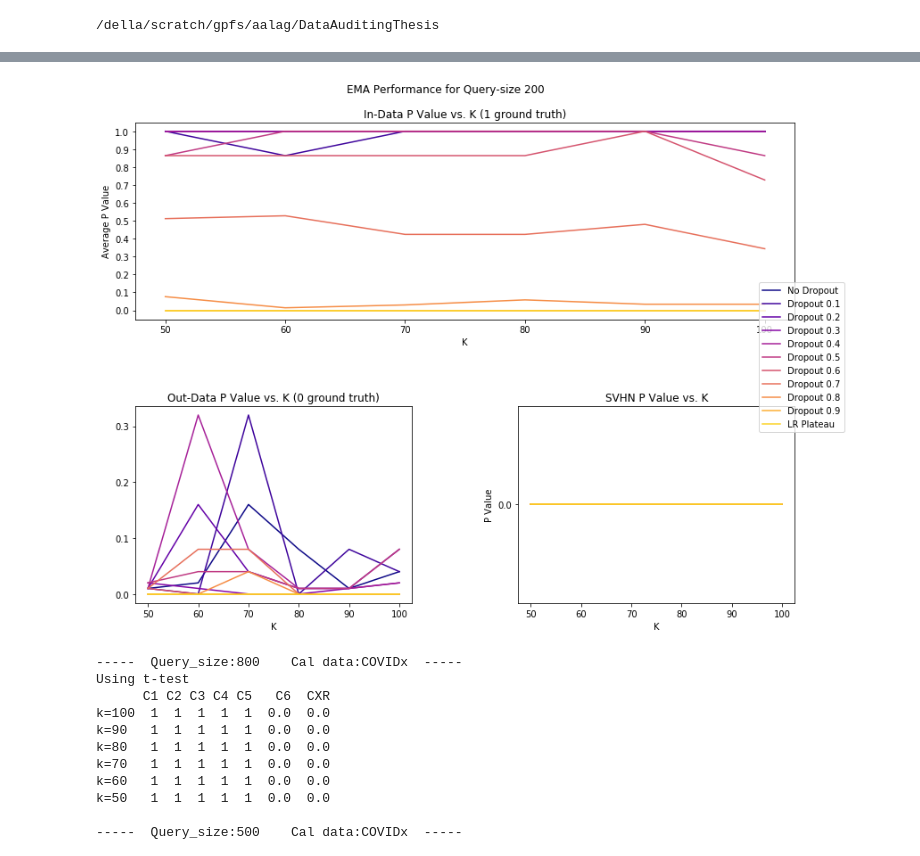
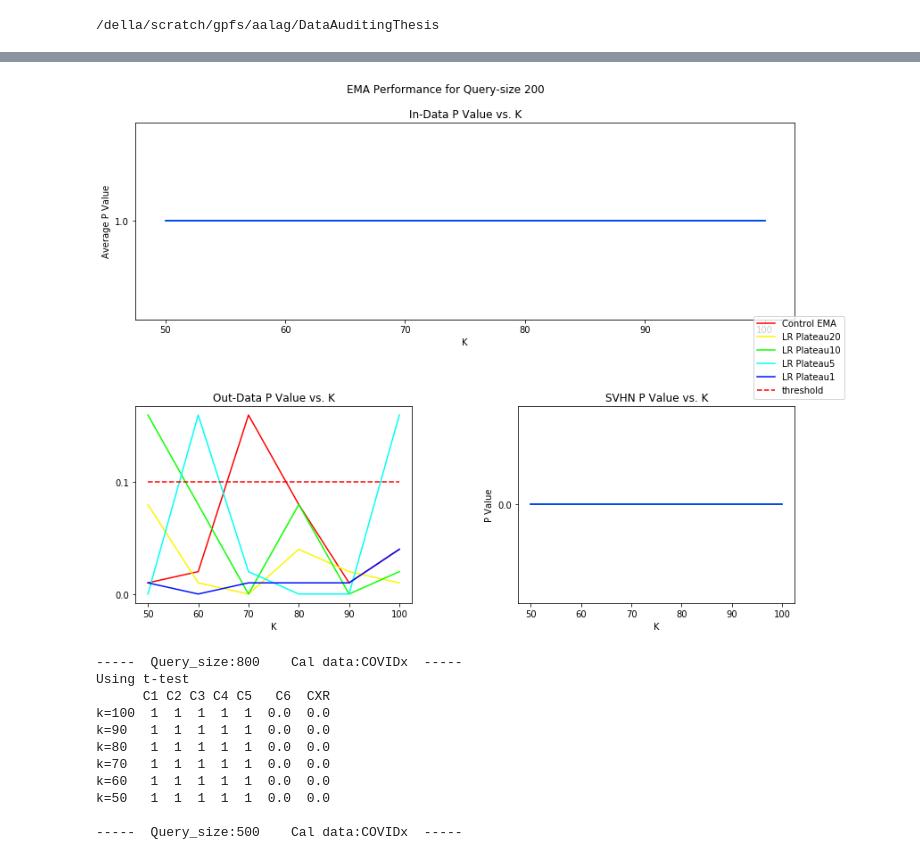
Before and after one commit to ayush-alag/DataAuditing, a Jupyter notebook: aggregate_result.ipynb, the cells around one changed output, grey strips where cells are left out. Saved outputs shown, nothing was run; the diff lists cells and outputs as text; code cells hidden in the pictures.

```diff
--- a/aggregate_result.ipynb
+++ b/aggregate_result.ipynb
@@ -74,7 +74,7 @@ def compute_tables(experiments, data, sizes, modes, epoch, metrics, klist, mixup
                                 EMA_res_table[f'M{fold}'][f'k={100-k}'] = EMA_res
 
                     if expt == "":
-                        table_obj = TableObj(EMA_res_table, "No Dropout", mode, size, caldata)
+                        table_obj = TableObj(EMA_res_table, "Control EMA", mode, size, caldata)
                     else:
                         table_obj = TableObj(EMA_res_table, expt, mode, size, caldata)
                     tables.append(table_obj)
@@ -95,4 +95,4 @@ data = ['MNIST']
 mixup = False
 modes = ['t']
 
-tables = compute_tables(experiments, data, sizes, modes, epoch, metrics, klist, mixup)
+# tables = compute_tables(experiments, data, sizes, modes, epoch, metrics, klist, mixup)
@@ -116,0 +99,2 @@ k=50      1     1  0.35  0.35     1  0.35    0
+# %%
+tables_plateau = compute_tables(["", "re-plateau20", "re-plateau10", "re-plateau5", "re-plateau1"], data, sizes, modes, epoch, metrics, klist, mixup)
@@ -200,5 +281,5 @@ graph_tables(tables)
 # %%
-def graph_200(tables, filter_size=200):
+def graph_200(tables, filter_size=200, NUM_COLORS=11):
     # three graphs (in, out, svhn) one line per experiment at size = 200 vs K
     fig = plt.figure()
     ax1 = plt.subplot(2, 2, (1, 2))
@@ -208,18 +289,19 @@ def graph_200(tables, filter_size=200):
     fig.tight_layout(pad=2.0)
     fig.set_size_inches(12.5, 9.5)
 
-    NUM_COLORS = 11
-
-    cm = plt.get_cmap('plasma')
+    if NUM_COLORS > 10:
+        cm = plt.get_cmap('plasma')
+    else:
+        cm = plt.get_cmap('hsv')
 
     fig.suptitle("EMA Performance for Query-size 200")
     ax1.set_xlabel("K")
     ax1.set_ylabel("Average P Value")
-    ax1.set_title("In-Data P Value vs. K (1 ground truth)")
+    ax1.set_title("In-Data P Value vs. K")
     ax1.set_prop_cycle(color=[cm(1.*i/NUM_COLORS) for i in range(NUM_COLORS)])
 
     ax2.set_xlabel("K")
-    ax2.set_title("Out-Data P Value vs. K (0 ground truth)")
+    ax2.set_title("Out-Data P Value vs. K")
     ax2.set_prop_cycle(color=[cm(1.*i/NUM_COLORS) for i in range(NUM_COLORS)])
 
     ax3.set_title("SVHN P Value vs. K")
@@ -237,7 +319,7 @@ def graph_200(tables, filter_size=200):
         if "re-dropout" in expt:
             expt_string = "Dropout " + expt.strip("re-dropout")
         elif "re-plateau" in expt:
-            expt_string = "LR Plateau"
+            expt_string = "LR Plateau" + expt.strip("re-plateau")
         else:
             expt_string = expt
 
@@ -258,15 +340,15 @@ def graph_200(tables, filter_size=200):
         ax2.plot(ks, outs, label=expt_string)
         ax3.plot(ks, svhns, label=expt_string)
 
+    ax2.plot(np.arange(50, 101, 10), [0.1]*6, 'r--', label="threshold")
+
     lines = []
     labels = []
 
-    for ax in fig.axes:
-        Line, Label = ax.get_legend_handles_labels()
-        # print(Label)
-        lines.extend(Line)
-        labels.extend(Label)
-        break
+    Line, Label = ax2.get_legend_handles_labels()
+    # print(Label)
+    lines.extend(Line)
+    labels.extend(Label)
 
     fig.legend(lines, labels, loc='center right')
 
@@ -274,9 +356,9 @@ def graph_200(tables, filter_size=200):
     plt.show()
     plt.close()
 # %%
-graph_200(tables, 200)
+graph_200(tables_plateau, 200, 6)
 # %% [output]
-[figure, old version]
+[figure, new version]
 # %%
 ### Run EMA on chest X-ray datasets, Table 3.b and Table 7
 querydata = 'COVIDx'
```
Also changed, not shown: parts of 9 cells of this notebook, 2 other files.
